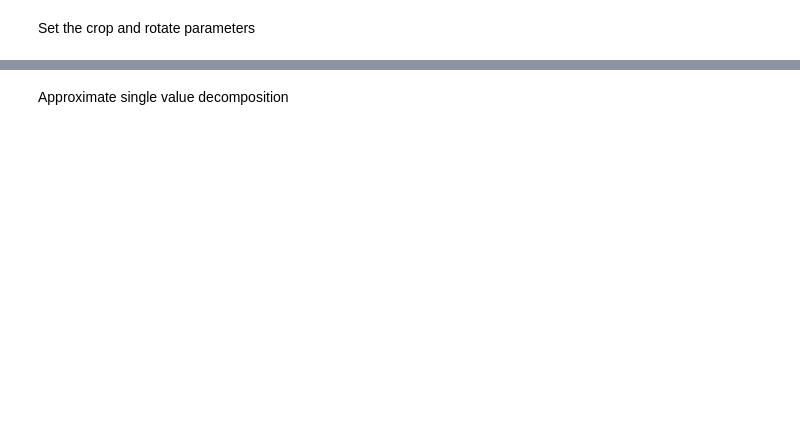
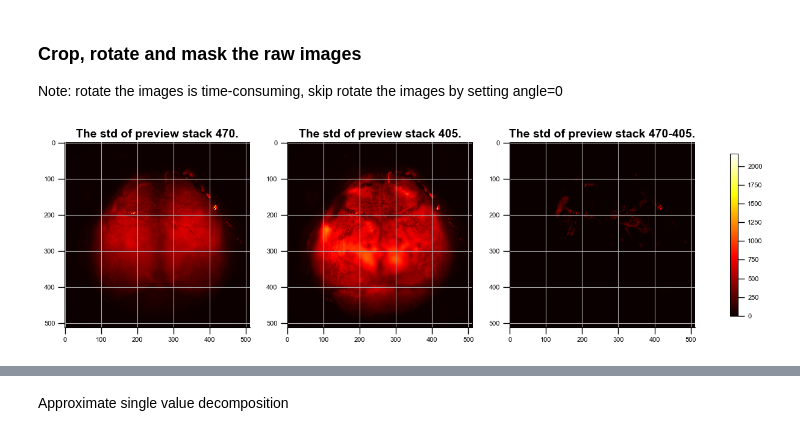
Before and after one commit to Zhaoxi-Liu/widefield_imaging_analysis, a Jupyter notebook: wf_analysis_WRX.ipynb, the cells around one changed output, grey strips where cells are left out. Drawn from its saved outputs; the diff is of its cells as text; code cells hidden in the pictures; blank space fills up the shorter version.

```diff
--- a/wf_analysis_WRX.ipynb
+++ b/wf_analysis_WRX.ipynb
@@ -70,2 +92,46 @@ Moving raw data folders all finished!
-# %% [markdown]
-Set the crop and rotate parameters
+# %% [markdown]
+### Crop, rotate and mask the raw images
+
+Note: rotate the images is time-consuming, skip rotate the images by setting angle=0
+# %%
+def show_images(images, vlim=None, title=None, idential_colorbar=False):
+    '''
+    images: list
+    '''
+    nrows = 1
+    ncols = len(images)
+
+    if vlim is None:
+        vmin = np.array([image.min() for image in images]).min()
+        vmax = np.array([image.max() for image in images]).max()
+
+    fig, axes = plt.subplots(nrows, ncols, figsize=(7*ncols, 7*nrows))
+    for i, ax in enumerate(axes):
+        if idential_colorbar:
+            cb = ax.imshow(images[i], cmap='hot', clim=(0, vmax))
+        else:
+            cb = ax.imshow(images[i], cmap='hot')
+        ax.grid()
+
+    if title is not None:
+        for i, ax in enumerate(axes):
+            ax.set_title(title[i])
+    if idential_colorbar:
+        fig.colorbar(cb, ax=axes, orientation='vertical', fraction=0.05, shrink=0.5)
+# %%
+n_preview = 600
+tiff_list_470 = glob(pjoin(path_all[0], 'raw/*-470/*.tif'))[:n_preview]
+preview_stack_470 = np.array([imread(tiff) for tiff in tiff_list_470])
+tiff_list_405 = glob(pjoin(path_all[0], 'raw/*-405/*.tif'))[:n_preview]
+preview_stack_405 = np.array([imread(tiff) for tiff in tiff_list_405])
+preview_std_470 = np.std(preview_stack_470, axis=0)
+preview_std_405 = np.std(preview_stack_405, axis=0)
+
+if plot_test:
+    images = [preview_std_470, preview_std_405, preview_std_470 - preview_std_405]
+    title = ['The std of preview stack 470.',
+            'The std of preview stack 405.',
+            'The std of preview stack 470-405.']
+    show_images(images, title=title, idential_colorbar=True)
+# %% [output]
+[figure, added]
```
Also changed, not shown: parts of 98 cells of this notebook, 6 other files.
